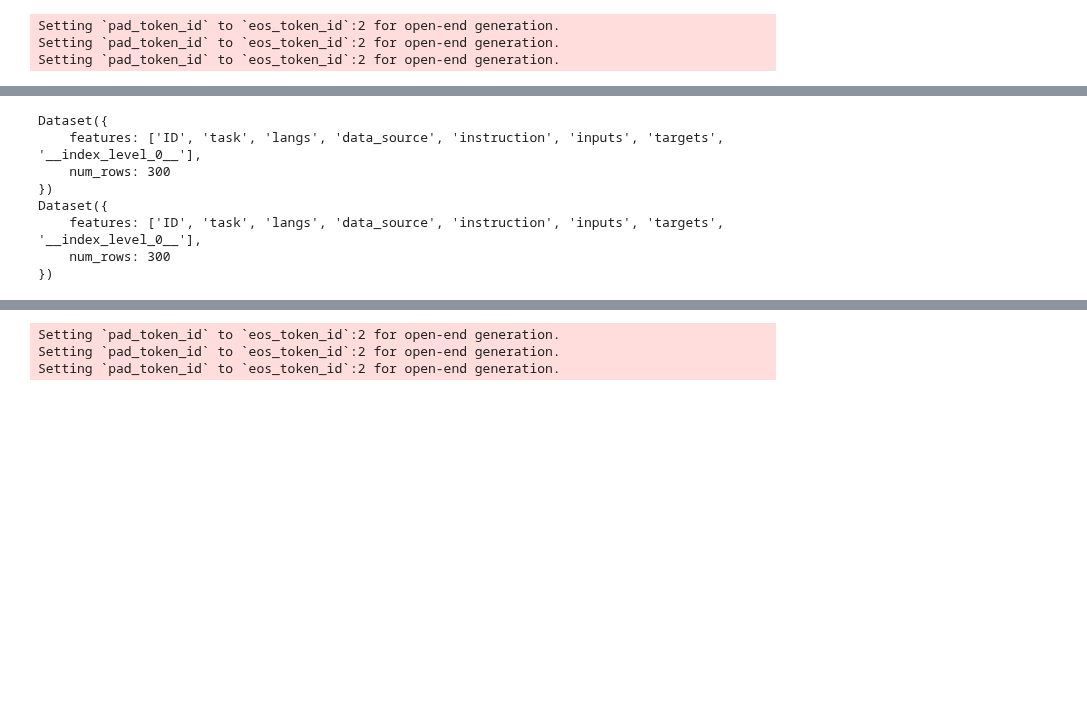
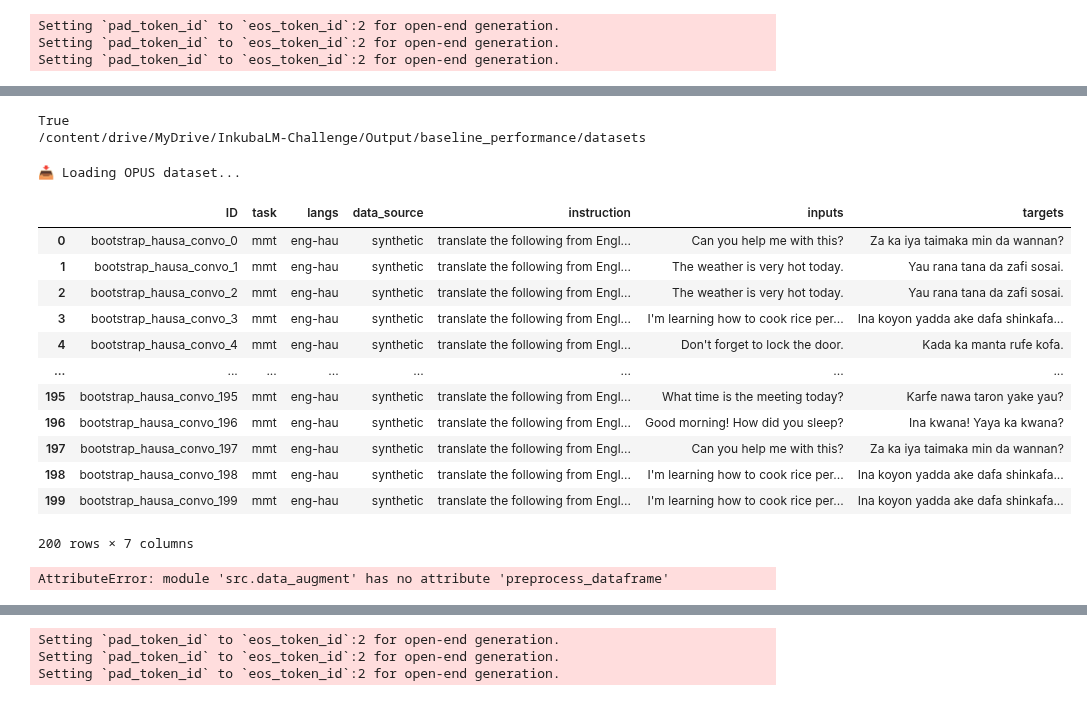
Before and after one commit to melissafasol/InkubaLM-Challenge, a Jupyter notebook: notebooks_ab/evaluation.ipynb, the cells around one changed output, grey strips where cells are left out. Cells and saved outputs as stored; diff of their text form; code cells hidden in the pictures; blank space fills up the shorter version.

```diff
--- a/notebooks_ab/evaluation.ipynb
+++ b/notebooks_ab/evaluation.ipynb
@@ -190,0 +219,14 @@ MT baseline
+# %%
+import os
+output_path = "/content/drive/MyDrive/InkubaLM-Challenge/Output/baseline_performance/datasets"
+os.makedirs(output_path, exist_ok=True)
+
+print(os.path.exists(output_path))  # Should return True
+print(output_path)
+# %% [output]
+True
+/content/drive/MyDrive/InkubaLM-Challenge/Output/baseline_performance/datasets
+# %%
+hau_dataset_mt = data_augment.build_hausa_mt_dataset()
+# %% [output]
+📥 Loading OPUS dataset...
@@ -191,30 +356,51 @@ MT baseline
+# %%
+df_synthetic_hausa
+# %% [output]
+|  | ID | task | langs | data_source | instruction | inputs | targets |
+| 0 | bootstrap_hausa_convo_0 | mmt | eng-hau | synthetic | translate the following from Engl... | Can you help me with this? | Za ka iya taimaka min da wannan? |
+| 1 | bootstrap_hausa_convo_1 | mmt | eng-hau | synthetic | translate the following from Engl... | The weather is very hot today. | Yau rana tana da zafi sosai. |
+| 2 | bootstrap_hausa_convo_2 | mmt | eng-hau | synthetic | translate the following from Engl... | The weather is very hot today. | Yau rana tana da zafi sosai. |
+| 3 | bootstrap_hausa_convo_3 | mmt | eng-hau | synthetic | translate the following from Engl... | I'm learning how to cook rice per... | Ina koyon yadda ake dafa shinkafa... |
+| 4 | bootstrap_hausa_convo_4 | mmt | eng-hau | synthetic | translate the following from Engl... | Don't forget to lock the door. | Kada ka manta rufe kofa. |
+| ... | ... | ... | ... | ... | ... | ... | ... |
+| 195 | bootstrap_hausa_convo_195 | mmt | eng-hau | synthetic | translate the following from Engl... | What time is the meeting today? | Karfe nawa taron yake yau? |
+| 196 | bootstrap_hausa_convo_196 | mmt | eng-hau | synthetic | translate the following from Engl... | Good morning! How did you sleep? | Ina kwana! Yaya ka kwana? |
+| 197 | bootstrap_hausa_convo_197 | mmt | eng-hau | synthetic | translate the following from Engl... | Can you help me with this? | Za ka iya taimaka min da wannan? |
+| 198 | bootstrap_hausa_convo_198 | mmt | eng-hau | synthetic | translate the following from Engl... | I'm learning how to cook rice per... | Ina koyon yadda ake dafa shinkafa... |
+| 199 | bootstrap_hausa_convo_199 | mmt | eng-hau | synthetic | translate the following from Engl... | I'm learning how to cook rice per... | Ina koyon yadda ake dafa shinkafa... |
+200 rows × 7 columns
 # %%
+from sklearn.utils import shuffle
+
 # Load the Swahili dataset from a local CSV file
 mt_train = pd.read_parquet("hf://datasets/lelapa/MTTrain/data/train-00000-of-00001.parquet")
 
+hau_dataset_pd = mt_train.loc[mt_train['langs'] == 'eng-hau']
+#hau_dataset_pd_clean = preprocess_dataframe(hau_dataset_pd)
+hau_dataset_pd_clean = data_augment.preprocess_dataframe(hau_dataset_pd)
 
-hau_dataset = Dataset.from_pandas(
-    mt_train[mt_train['langs']=='eng-hau']
-)
+hau_supplement_df = pd.concat([df_synthetic_hausa, hau_dataset_pd_clean], axis=0, ignore_index=True)
+hau_supplement_df = shuffle(hau_supplement_df, random_state=42).reset_index(drop=True)
+
+#hau_dataset_og = Dataset.from_pandas(
+#    mt_train[mt_train['langs']=='eng-hau']
+#)
+
 swa_dataset = Dataset.from_pandas(
     mt_train[mt_train['langs']=='eng-swa']
 )
 
+hau_supplement = Dataset.from_pandas(hau_supplement_df)
+
+
 # If you need a DatasetDict to mimic the Hugging Face structure
 dataset_dict = DatasetDict({
     "swahili": swa_dataset,
-    "hausa": hau_dataset
+    "hausa": hau_supplement
 })
 
 # Print to verify
 print(swa_dataset)
-print(hau_dataset)
+print(hau_supplement)
 # %% [output]
-Dataset({
-    features: ['ID', 'task', 'langs', 'data_source', 'instruction', 'inputs', 'targets', '__index_level_0__'],
-    num_rows: 300
-})
-Dataset({
-    features: ['ID', 'task', 'langs', 'data_source', 'instruction', 'inputs', 'targets', '__index_level_0__'],
-    num_rows: 300
-})
+AttributeError: module 'src.data_augment' has no attribute 'preprocess_dataframe'
```
Also changed, not shown: parts of 23 cells of this notebook.
